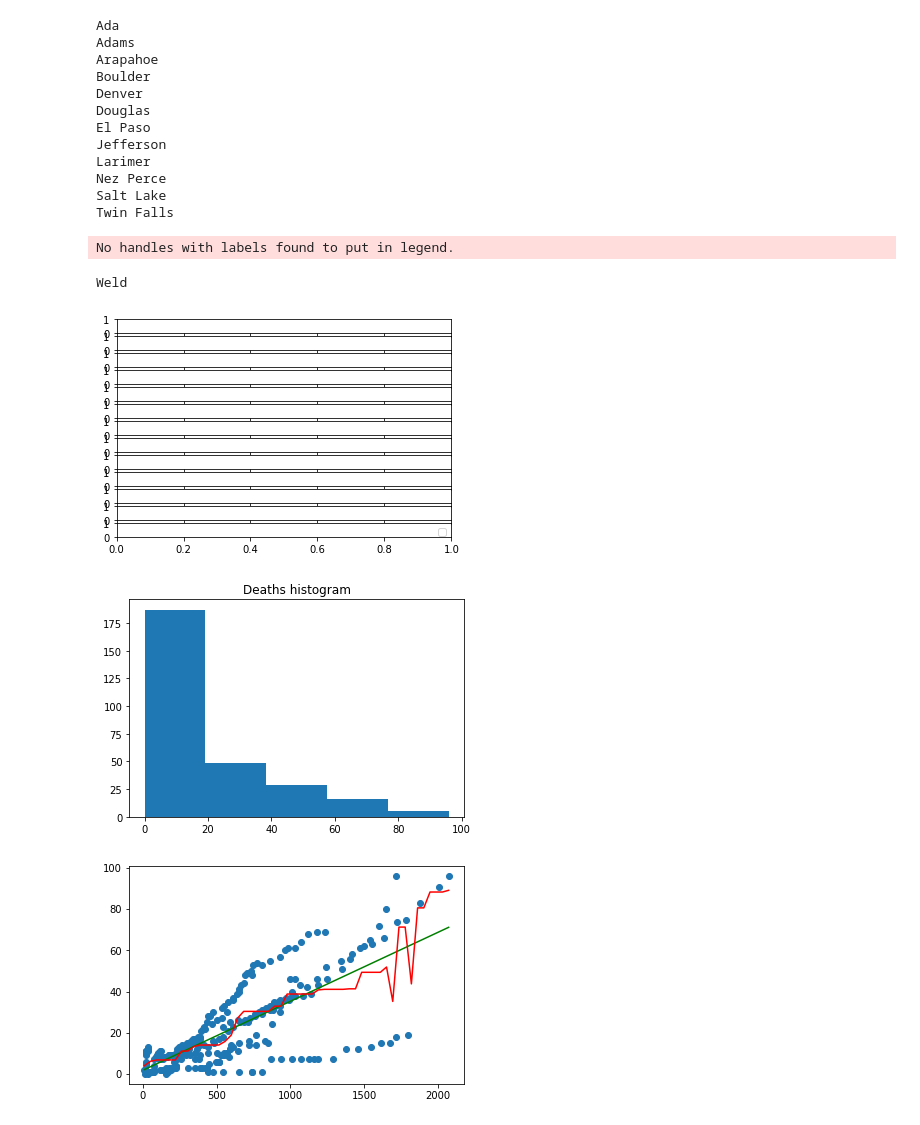
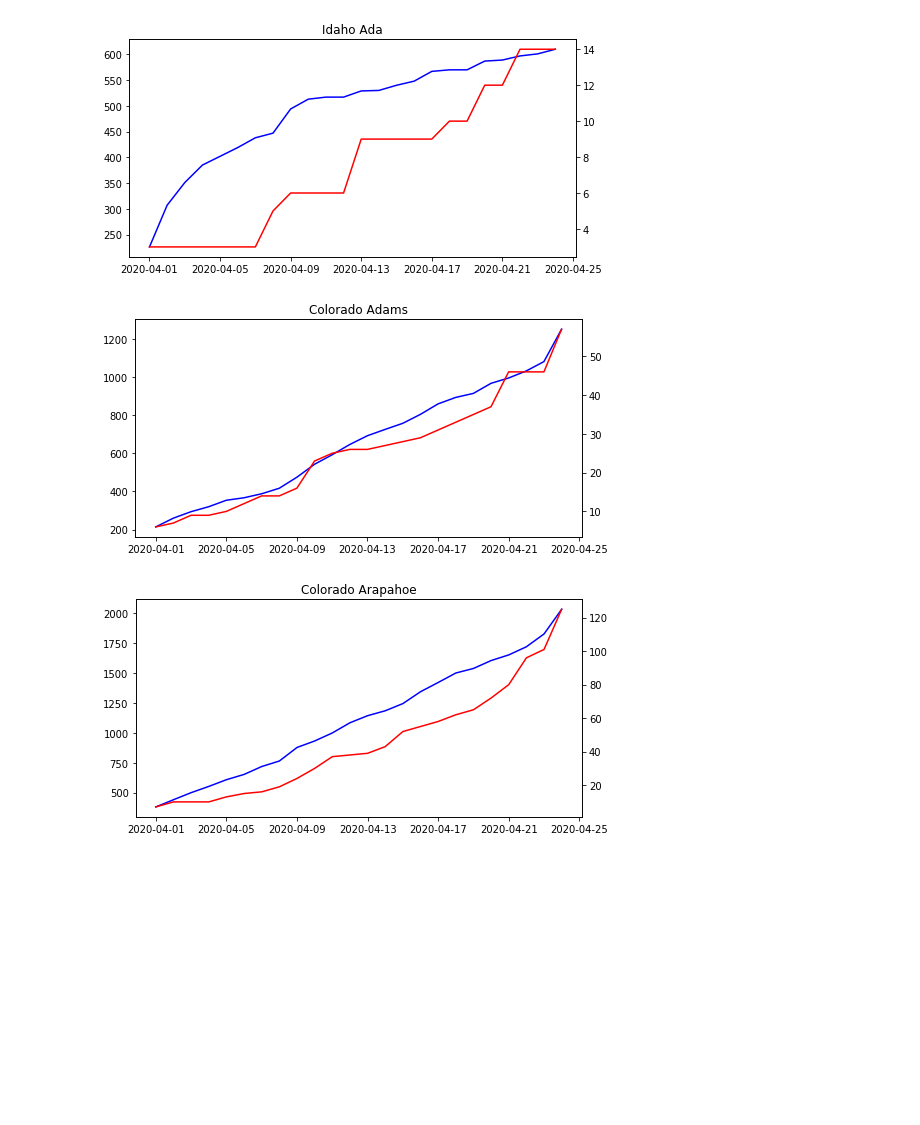
Before and after one commit to skaiphd/python-deep-learning, a Jupyter notebook: time series covid 19.ipynb, the cells around one changed output. Saved outputs shown, nothing was run; the diff lists cells and outputs as text; code cells hidden in the pictures; blank space fills up the shorter version.

```diff
--- a/time series covid 19.ipynb
+++ b/time series covid 19.ipynb
@@ -65,7 +66,7 @@ Utah     Weber  2020-04-18   105      1
 #plt.xticks(rotation=45, ha='right')
 #plt.show()
 
-
+df['state_county']=df['state']+" "+df['county']
 deaths=df['deaths'].tolist()
 cases=df['cases'].tolist()
 counties=df['county'].tolist()
@@ -73,23 +74,10 @@ counties_filter=df.groupby(['state','county'])['deaths'].max()>10
 counties_filter=counties_filter.loc[counties_filter.values==True]
 counties=pd.merge(df,counties_filter,how='inner',on=['state','county'])
 counties_df=counties[counties['deaths_y']==True]
-counties_unique=counties_df['county'].unique()
-
-#grouped = counties_df.groupby('date')
-#Figure out number of rows needed for 2 column grid plot
-#Also accounts for odd number of plots
-#nrows = int(math.ceil(len(grouped)/2.))
-
-#Setup Subplots
-#fig, axs = plt.subplots(nrows,2)
-#for ax in axs.flatten():
-#    for i,j in grouped:
-#        j.plot(x='deaths_x',y='cases', ax=ax)
-#plt.show()
+counties_unique=counties_df['state_county'].unique()
 
 rows=len(counties_unique)
 
-fig,ax = plt.subplots(rows,1,sharex=True)
 index=0
 
 deaths=[]
@@ -97,41 +85,44 @@ cases=[]
 index_date=[]
 
 for item in counties_unique:
-    print(item)
-    subset_df=df[df['county']==item]
+    subset_df=df[df['state_county']==item]
     dates=pd.to_datetime(subset_df['date']).dt.date
     dates=dates.unique()
 
     index=0
     for date in dates:
-        subset_df=df[(df['county']==item) & (df['date']==str(date)) ]
-        #print(subset_df.head(5))
-        #deaths.append(subset_df.groupby('date')['deaths'].sum())
-        result=subset_df.groupby('date')['deaths'].sum()
-        deaths.append(result[0])
+        subset_df=df[(df['state_county']==item) & (df['date']==str(date)) ]
+        result=subset_df.groupby('date')['deaths'].max()
+        value=result[0]
+
+        deaths.append(value)
         index_date.append(date)
-        subset_df=df[(df['county']==item)  & (df['date']==str(date))]
-        result=subset_df.groupby('date')['cases'].sum()
-        cases.append(result[0])
-
-
-    #print(cases)
+        subset_df=df[(df['state_county']==item)  & (df['date']==str(date))]
+        result=subset_df.groupby('date')['cases'].max()
+        value=result[0]
+        cases.append(value)
 
     dict={
         'deaths':deaths,
         'cases':cases,
         'date':index_date
     }
-    #df_summary=pd.DataFrame(dict)
+    df_summary=pd.DataFrame(dict)
+    df_summary=df_summary.sort_values('date')
     #print(df_summary)
-    #ax[index].bar(results['deaths'],results['cases'])
-    #ax[index].set_title(item)
+
+    fig,ax = plt.subplots(figsize=(8,4))
+    ax.plot(df_summary['date'],df_summary['cases'],color='blue')
+    ax2=ax.twinx()
+    ax2.plot(df_summary['date'],df_summary['deaths'],color='red')
+
+    index+=1
+    ax.set_title(item)
     deaths.clear()
     cases.clear()
-    index+=1
-
-plt.legend()
-plt.show()
+    index_date.clear()
+    #plt.legend()
+    plt.show()
 
 deaths_unique=counties_df.groupby(['county','date'])['deaths_x'].max()
 cases_unique =counties_df.groupby(['county','date'])['cases'].max()
@@ -162,47 +153,33 @@ plt.clf()
 plt.scatter(cases_unique,deaths_unique)
 plt.plot(prediction_space,model.predict(prediction_space),c="green")
 
 plt.plot(prediction_space,gbt.predict(prediction_space),c="red")
 plt.xlabel='deaths'
 plt.ylabel='cases'
 plt.show()
 
 
 
 
 #rows=len(counties_unique)
 #fig,ax = plt.subplots(rows,1)
 #index=0
 
 #index=0
 #for item in counties_unique:
 #        #print(item)
 #        subset_df=counties_df[counties_df['county']==item]
 #        #print(subset_df.head(5))
 #        deaths=subset_df.groupby(['county'])['deaths_x'].max()
 #        #print(deaths)
 #        cases=subset_df.groupby(['county'])['cases'].max()
 #        #print('deaths='+str(deaths)+':cases='+str(cases))
 #        ax[index].bar(deaths,cases)
 #        ax[index].set_title=str(item)
 #        index+=1
 #plt.xlabel('deaths')
 #plt.ylabel('cases')
 # %% [output]
-Ada
-Adams
-Arapahoe
-Boulder
-Denver
-Douglas
-El Paso
-Jefferson
-Larimer
-Nez Perce
-Salt Lake
-Twin Falls
-No handles with labels found to put in legend.
-Weld
-[figure, old version]
+[figure, new version]
-[figure, old version]
+[figure, new version]
-[figure, old version]
+[figure, new version]
```
Also changed, not shown: parts of 3 cells of this notebook.
